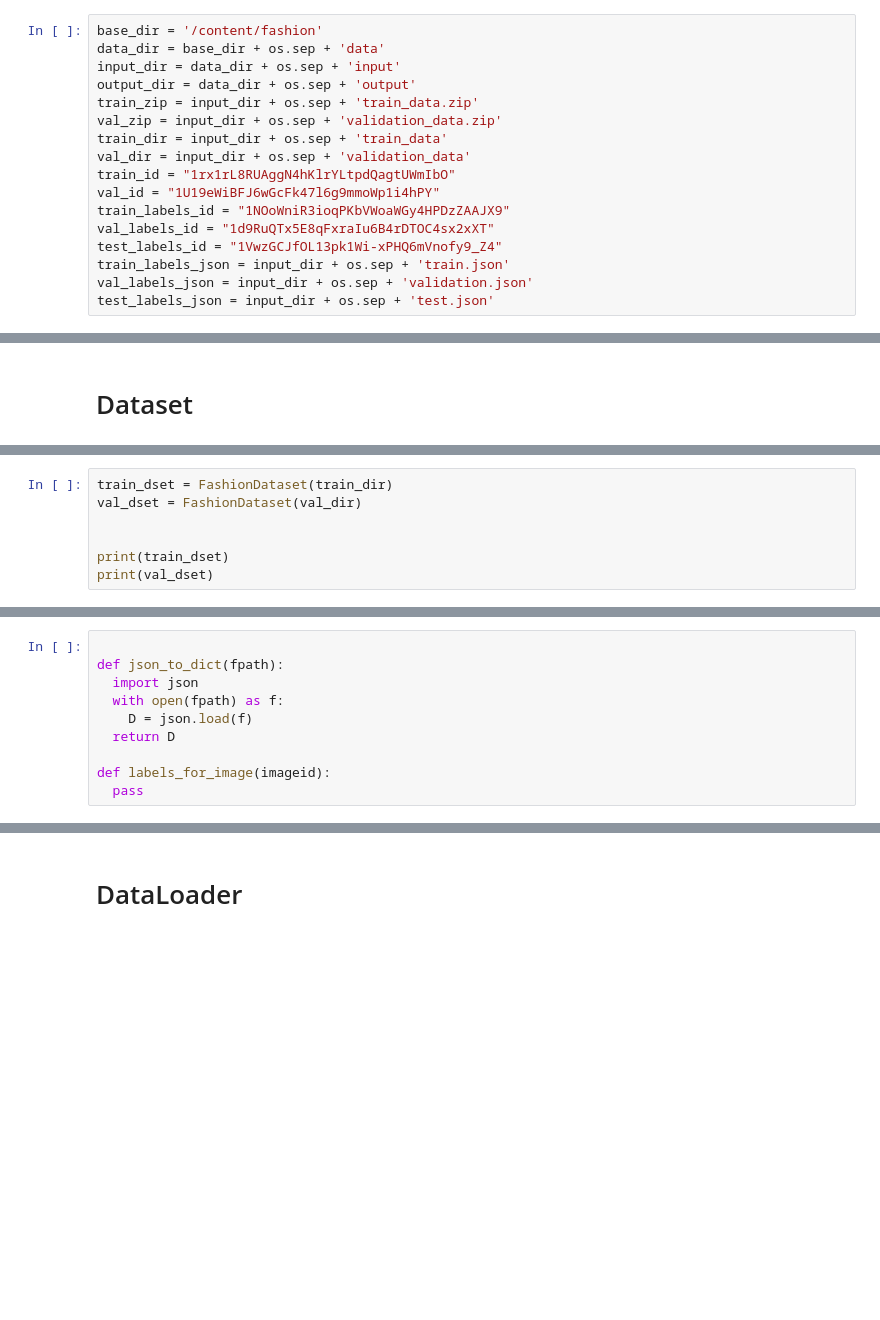
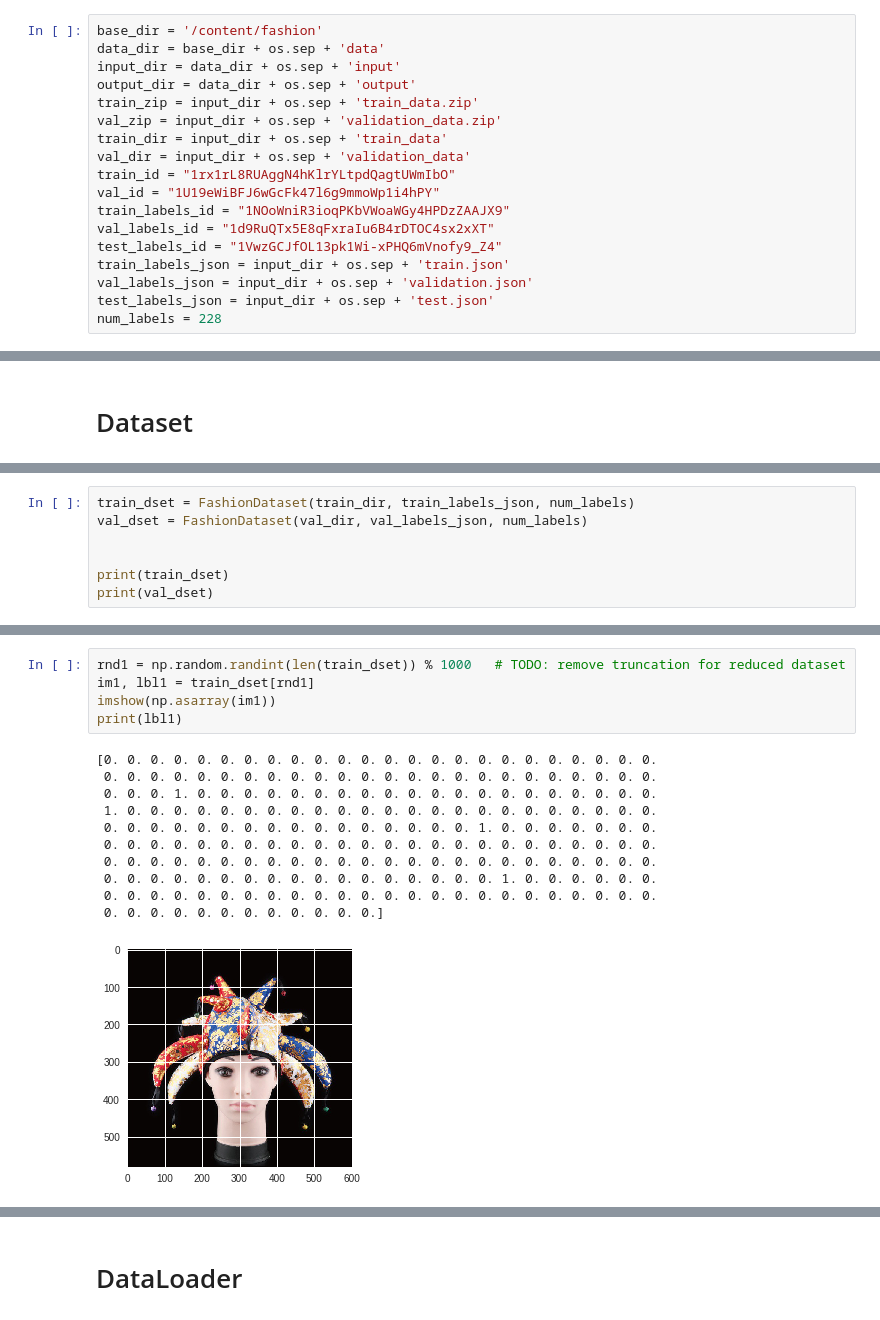
Before and after one commit to BrainyMachines/fgvc5-cvpr2018-food-fashion, a Jupyter notebook: TrainLoop.ipynb, the cells around one changed output, grey strips where cells are left out. Drawn from its saved outputs; the diff is of its cells as text; blank space fills up the shorter version.

Commit message:
Multilabel dataset abstraction

```diff
--- a/TrainLoop.ipynb
+++ b/TrainLoop.ipynb
@@ -42,6 +65,7 @@ test_labels_id = "1VwzGCJfOL13pk1Wi-xPHQ6mVnofy9_Z4"
 train_labels_json = input_dir + os.sep + 'train.json'
 val_labels_json = input_dir + os.sep + 'validation.json'
 test_labels_json = input_dir + os.sep + 'test.json'
+num_labels = 228
 # %%
 print(torch.backends.cudnn.version())
 print(torch.cuda.is_available())
@@ -316,6 +357,6 @@ NameError: ignored
 # %%
-train_dset = FashionDataset(train_dir)
-val_dset = FashionDataset(val_dir)
+train_dset = FashionDataset(train_dir, train_labels_json, num_labels)
+val_dset = FashionDataset(val_dir, val_labels_json, num_labels)
 
 
 print(train_dset)
@@ -333,13 +378,20 @@ Dataset FashionDataset
     Transforms (if any): None
     Target Transforms (if any): None
     Loader: default_loader
-# %%
-
-def json_to_dict(fpath):
-  import json
-  with open(fpath) as f:
-    D = json.load(f)
-  return D
-
-def labels_for_image(imageid):
-  pass
+# %%
+rnd1 = np.random.randint(len(train_dset)) % 1000   # TODO: remove truncation for reduced dataset
+im1, lbl1 = train_dset[rnd1]
+imshow(np.asarray(im1))
+print(lbl1)
+# %% [output]
+[0. 0. 0. 0. 0. 0. 0. 0. 0. 0. 0. 0. 0. 0. 0. 0. 0. 0. 0. 0. 0. 0. 0. 0.
+ 0. 0. 0. 0. 0. 0. 0. 0. 0. 0. 0. 0. 0. 0. 0. 0. 0. 0. 0. 0. 0. 0. 0. 0.
+ 0. 0. 0. 1. 0. 0. 0. 0. 0. 0. 0. 0. 0. 0. 0. 0. 0. 0. 0. 0. 0. 0. 0. 0.
+ 1. 0. 0. 0. 0. 0. 0. 0. 0. 0. 0. 0. 0. 0. 0. 0. 0. 0. 0. 0. 0. 0. 0. 0.
+ 0. 0. 0. 0. 0. 0. 0. 0. 0. 0. 0. 0. 0. 0. 0. 0. 1. 0. 0. 0. 0. 0. 0. 0.
+ 0. 0. 0. 0. 0. 0. 0. 0. 0. 0. 0. 0. 0. 0. 0. 0. 0. 0. 0. 0. 0. 0. 0. 0.
+ 0. 0. 0. 0. 0. 0. 0. 0. 0. 0. 0. 0. 0. 0. 0. 0. 0. 0. 0. 0. 0. 0. 0. 0.
+ 0. 0. 0. 0. 0. 0. 0. 0. 0. 0. 0. 0. 0. 0. 0. 0. 0. 1. 0. 0. 0. 0. 0. 0.
+ 0. 0. 0. 0. 0. 0. 0. 0. 0. 0. 0. 0. 0. 0. 0. 0. 0. 0. 0. 0. 0. 0. 0. 0.
+ 0. 0. 0. 0. 0. 0. 0. 0. 0. 0. 0. 0.]
+[figure, added]
```
Also changed, not shown: parts of 14 cells of this notebook.
